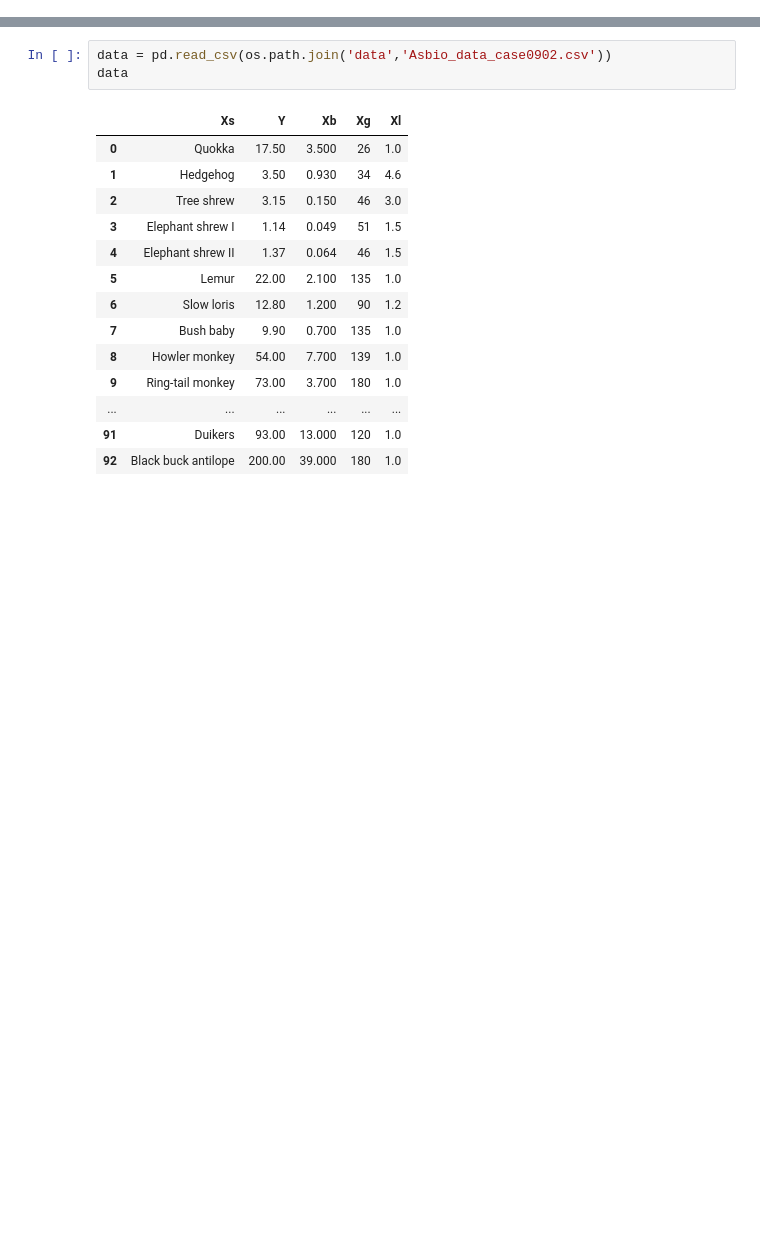
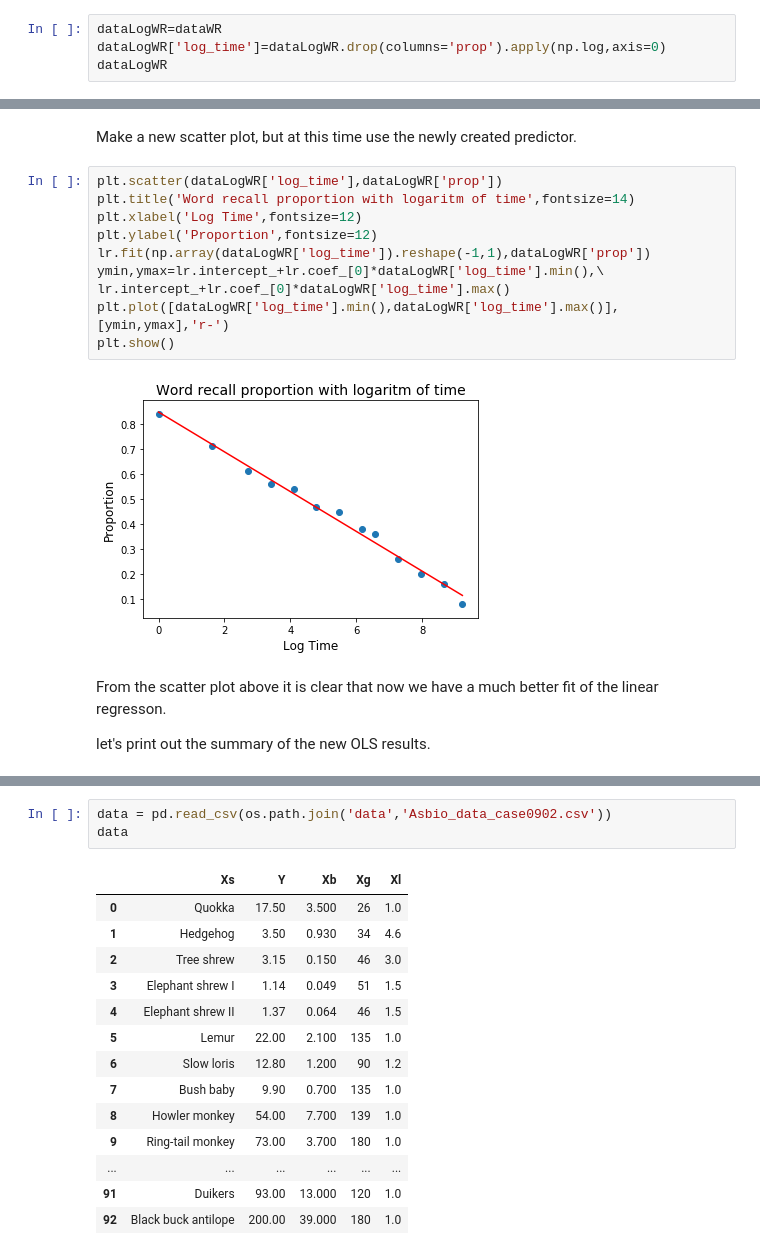
Before and after one commit to Gaushoki/Advanced-Machine-Learning, a Jupyter notebook: Vol1-LabExercises/Chapter3/Ch3-Ex5-NonlinearTransformations.ipynb, the cells around one changed output, grey strips where cells are left out. Cells and saved outputs as stored; diff of their text form; blank space fills up the shorter version.

```diff
--- a/Vol1-LabExercises/Chapter3/Ch3-Ex5-NonlinearTransformations.ipynb
+++ b/Vol1-LabExercises/Chapter3/Ch3-Ex5-NonlinearTransformations.ipynb
@@ -166,0 +124,4 @@ As a first step, we read the *Asbio_data_case0902* file into a pandas dataframe.
+# %%
+dataLogWR=dataWR
+dataLogWR['log_time']=dataLogWR.drop(columns='prop').apply(np.log,axis=0)
+dataLogWR
@@ -166,0 +143,18 @@ As a first step, we read the *Asbio_data_case0902* file into a pandas dataframe.
+# %% [markdown]
+Make a new scatter plot, but at this time use the newly created predictor.
+# %%
+plt.scatter(dataLogWR['log_time'],dataLogWR['prop'])
+plt.title('Word recall proportion with logaritm of time',fontsize=14)
+plt.xlabel('Log Time',fontsize=12)
+plt.ylabel('Proportion',fontsize=12)
+lr.fit(np.array(dataLogWR['log_time']).reshape(-1,1),dataLogWR['prop'])
+ymin,ymax=lr.intercept_+lr.coef_[0]*dataLogWR['log_time'].min(),\
+lr.intercept_+lr.coef_[0]*dataLogWR['log_time'].max()
+plt.plot([dataLogWR['log_time'].min(),dataLogWR['log_time'].max()],[ymin,ymax],'r-')
+plt.show()
+# %% [output]
+[figure, added]
+# %% [markdown]
+From the scatter plot above it is clear that now we have a much better fit of the linear regresson.
+
+let's print out the summary of the new OLS results.
```
Also changed, not shown: parts of 54 cells of this notebook, 1 other file.
